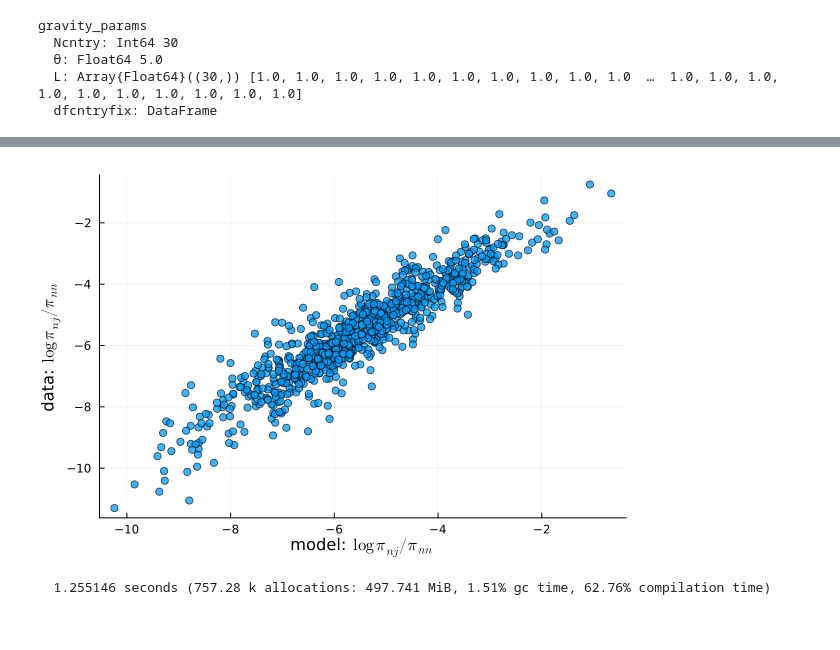
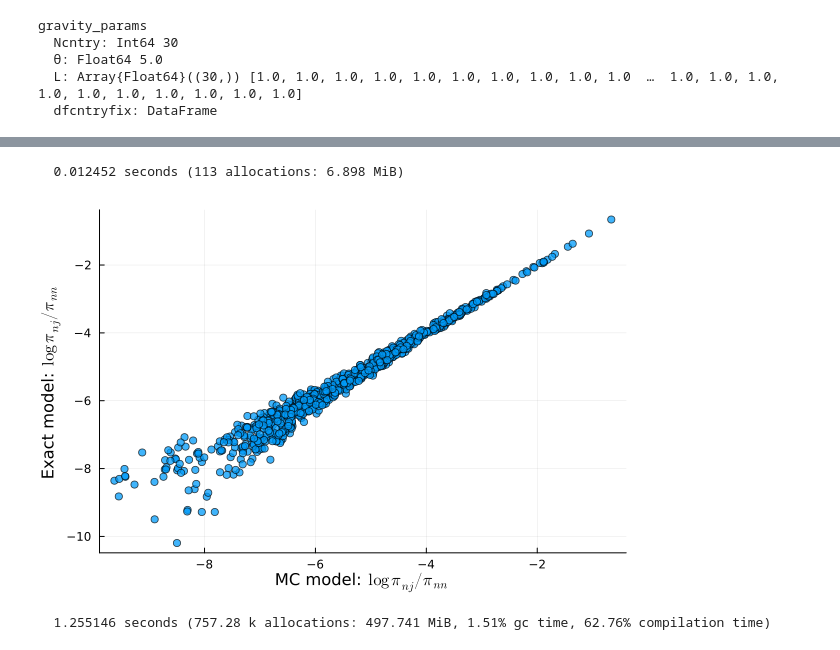
Before and after one commit to mwaugh0328/minnesota-phd-trade-2026, a Jupyter notebook: code/teaching-notebook.ipynb, the cells around one changed output, grey strips where cells are left out. Drawn from its saved outputs; the diff is of its cells as text; code cells hidden in the pictures.

```diff
--- a/code/teaching-notebook.ipynb
+++ b/code/teaching-notebook.ipynb
@@ -71,0 +82,13 @@ code = 300
+# %%
+πshares_exact, Φ =eaton_kortum(trd_prm)
+
+dfmodel_exact = make_trademodel_dataframe(πshares_exact, dfcountryfix)
+# merge this up with the real data so we can plot
+
+
+plot(log.(dfmodel_exact.tradeshare), log.(dfmodel_exact.tradedata), seriestype = :scatter, alpha = 0.75,
+    xlabel = "Exact model: "*L"\log \pi_{nj} / \pi_{nn}",
+    ylabel = "data: "*L"\log \pi_{nj} / \pi_{nn}",
+    legend = false)
+
+    # savefig("C:\\github\\minnesota-phd-trade-2026\\notes\\figures\\data_model_exact_fit.png")
@@ -72,17 +97,26 @@ code = 300
 # %%
+Ngoods = 10000
+code = 300
+
+@time πshares, prices = sim_trade_pattern_ek(trd_prm; Ngoods = Ngoods, code = code);
+# this is the code that simmulates and constructs the trade using
+# Monte Carlo integration.
+
+
 dfmodel = make_trademodel_dataframe(πshares, dfcountryfix)
 # merge this up with the real data so we can plot
 
 
 
-plot(log.(dfmodel.tradeshare), log.(dfmodel.tradedata), seriestype = :scatter, alpha = 0.75,
-    xlabel = "model: "*L"\log \pi_{nj} / \pi_{nn}",
-    ylabel = "data: "*L"\log \pi_{nj} / \pi_{nn}",
+plot(log.(dfmodel.tradeshare), log.(dfmodel_exact.tradeshare), seriestype = :scatter, alpha = 0.75,
+    xlabel = "MC model: "*L"\log \pi_{nj} / \pi_{nn}",
+    ylabel = "Exact model: "*L"\log \pi_{nj} / \pi_{nn}",
     legend = false)
 
-# savefig("C:\\github\\minnesota-phd-trade-2026\\notes\\figures\\trade_model_fit.png")
+# savefig("C:\\github\\minnesota-phd-trade-2026\\notes\\figures\\mc_vs_exact_model_fit.png")
 # %% [output]
+  0.012452 seconds (113 allocations: 6.898 MiB)
-[figure, old version]
+[figure, new version]
 # %%
 Ngoods = 500000
 code = 300
```
Also changed, not shown: parts of 4 cells of this notebook, 7 other files.
